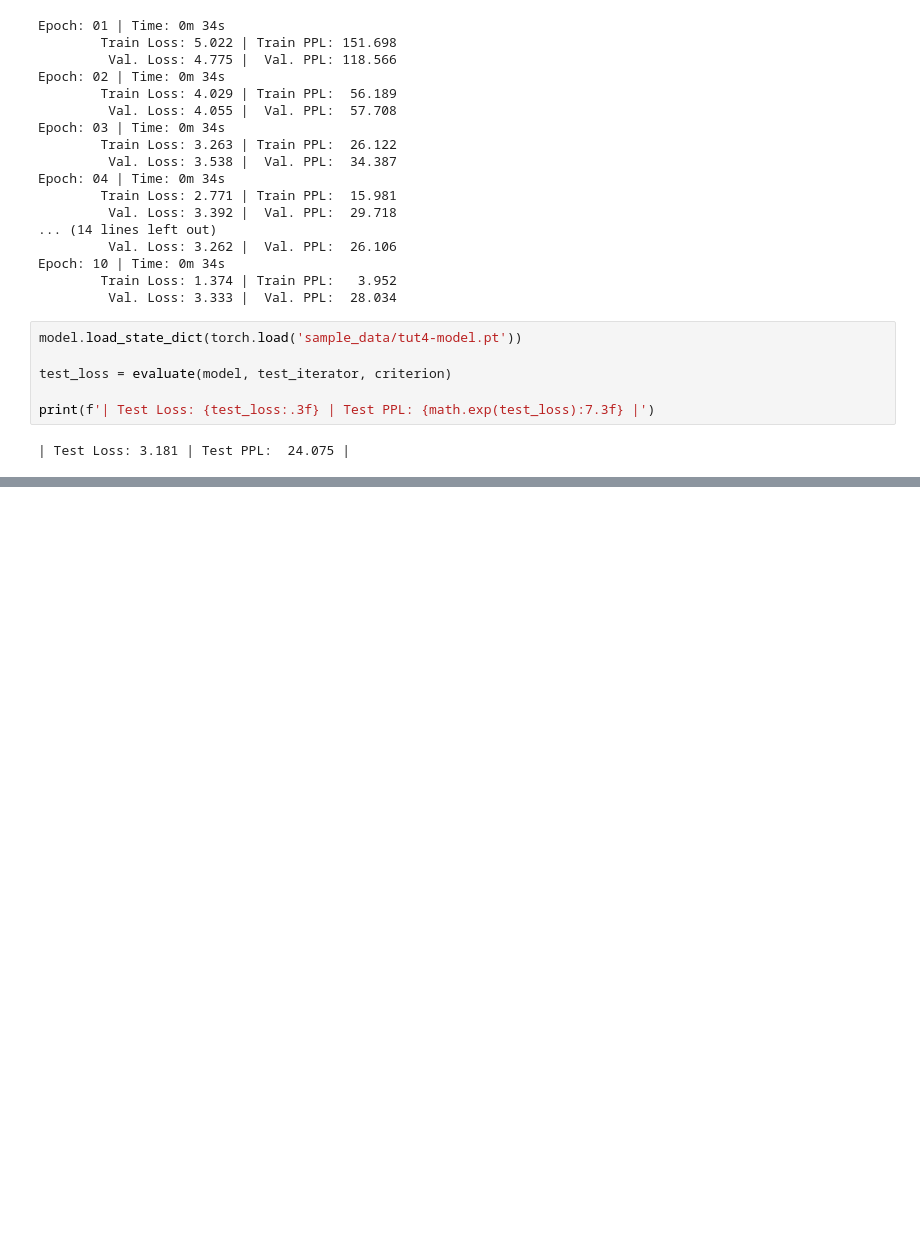
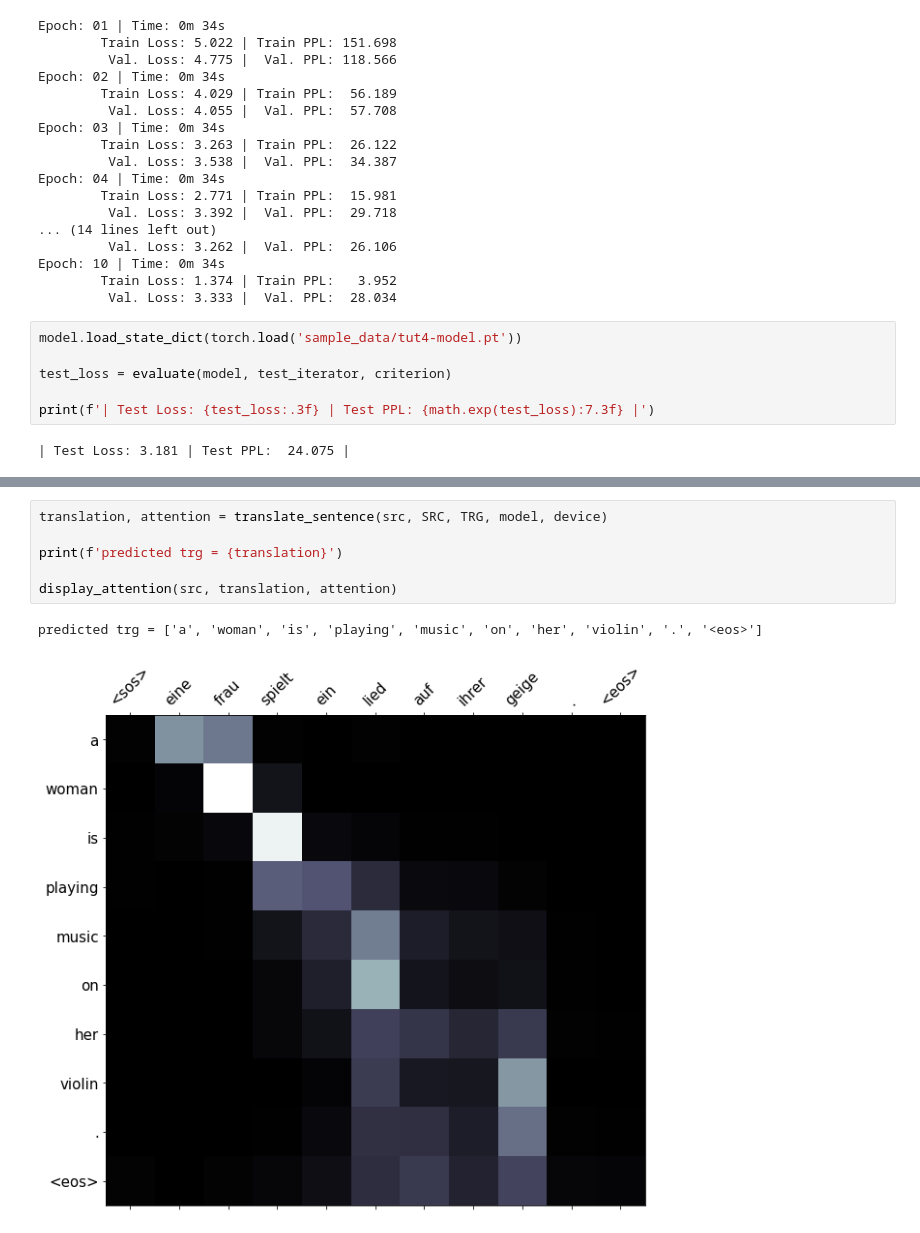
Before and after one commit to moaaztaha/seq2seq, a Jupyter notebook: Packed_Padded_Sequences,_Masking,_Inference_and_BLEU.ipynb, the cells around one changed output, grey strips where cells are left out. Drawn from its saved outputs; the diff is of its cells as text; blank space fills up the shorter version.

```diff
--- a/Packed_Padded_Sequences,_Masking,_Inference_and_BLEU.ipynb
+++ b/Packed_Padded_Sequences,_Masking,_Inference_and_BLEU.ipynb
@@ -439,0 +545,9 @@ print(f'| Test Loss: {test_loss:.3f} | Test PPL: {math.exp(test_loss):7.3f} |')
+# %%
+translation, attention = translate_sentence(src, SRC, TRG, model, device)
+
+print(f'predicted trg = {translation}')
+
+display_attention(src, translation, attention)
+# %% [output]
+predicted trg = ['a', 'woman', 'is', 'playing', 'music', 'on', 'her', 'violin', '.', '<eos>']
+[figure, added]
```
Also changed, not shown: parts of 11 cells of this notebook.
